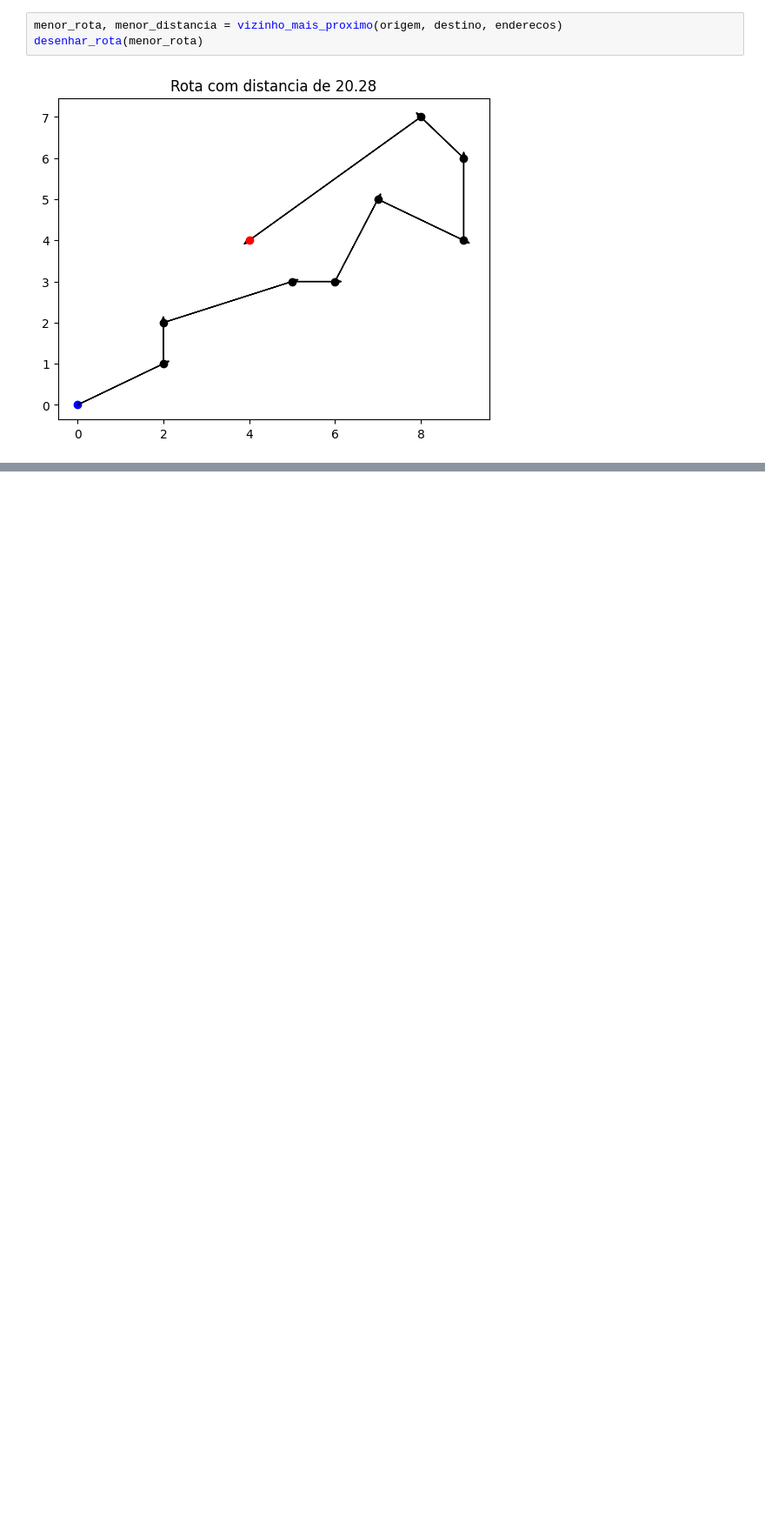
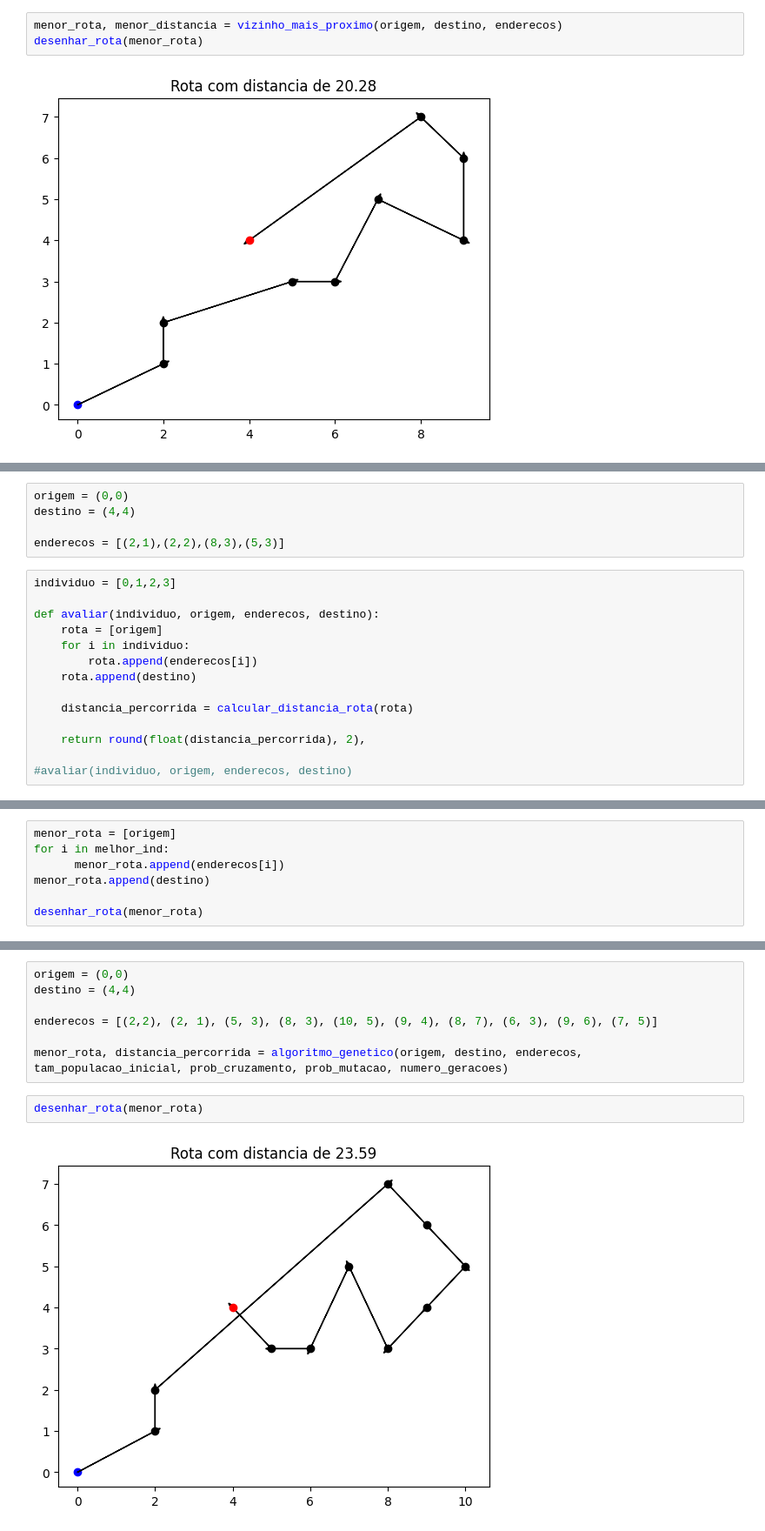
Before and after one commit to ManuelVenturaNeto/Notebooks, a Jupyter notebook: Otizacao com Python/rotas.ipynb, the cells around one changed output, grey strips where cells are left out. Shown: that part at 87% size. Drawn from its saved outputs; the diff is of its cells as text; blank space fills up the shorter version.

Commit message:
algoritimos geneticos em otimizacao com python

```diff
--- a/Otizacao com Python/rotas.ipynb
+++ b/Otizacao com Python/rotas.ipynb
@@ -196,0 +206,19 @@ Heurística - Subconjunto encontrado: [5, 4]
+# %%
+origem = (0,0)
+destino = (4,4)
+
+enderecos = [(2,1),(2,2),(8,3),(5,3)]
+# %%
+individuo = [0,1,2,3]
+
+def avaliar(individuo, origem, enderecos, destino):
+    rota = [origem]
+    for i in individuo:
+        rota.append(enderecos[i])
+    rota.append(destino)
+
+    distancia_percorrida = calcular_distancia_rota(rota)
+
+    return round(float(distancia_percorrida), 2),
+
+#avaliar(individuo, origem, enderecos, destino)
@@ -196,0 +261,7 @@ Heurística - Subconjunto encontrado: [5, 4]
+# %%
+menor_rota = [origem]
+for i in melhor_ind:
+      menor_rota.append(enderecos[i])
+menor_rota.append(destino)
+
+desenhar_rota(menor_rota)
@@ -196,0 +307,11 @@ Heurística - Subconjunto encontrado: [5, 4]
+# %%
+origem = (0,0)
+destino = (4,4)
+
+enderecos = [(2,2), (2, 1), (5, 3), (8, 3), (10, 5), (9, 4), (8, 7), (6, 3), (9, 6), (7, 5)]
+
+menor_rota, distancia_percorrida = algoritmo_genetico(origem, destino, enderecos, tam_populacao_inicial, prob_cruzamento, prob_mutacao, numero_geracoes)
+# %%
+desenhar_rota(menor_rota)
+# %% [output]
+[figure, added]
```
Also changed, not shown: parts of 11 cells of this notebook, 5 other files.
